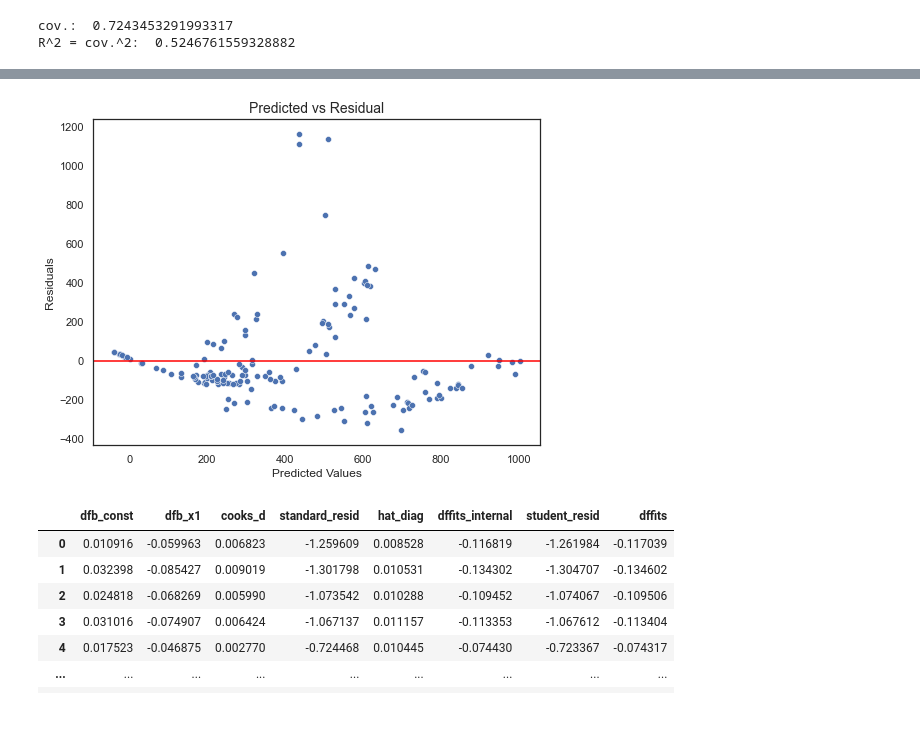
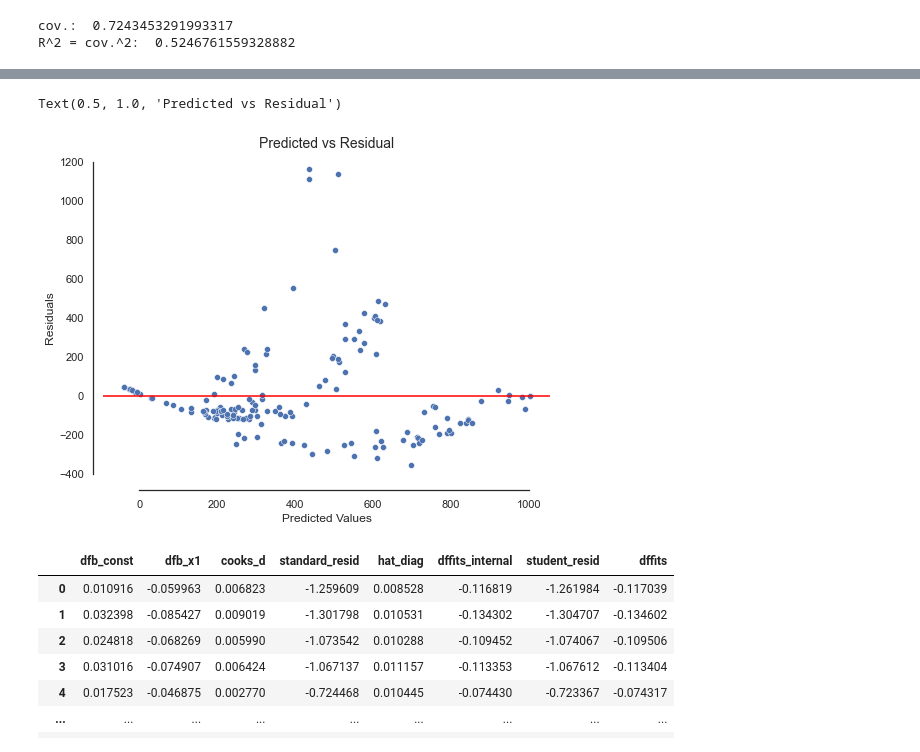
Before and after one commit to datakolektiv/DSS_IntroMLPython, a Jupyter notebook: _week02/Linear_Regression.ipynb, the cells around one changed output, grey strips where cells are left out. Saved outputs shown, nothing was run; the diff lists cells and outputs as text; code cells hidden in the pictures; blank space fills up the shorter version.

```diff
--- a/_week02/Linear_Regression.ipynb
+++ b/_week02/Linear_Regression.ipynb
@@ -312,13 +320,15 @@ plt.title('Q-Q Plot of Model Results', fontsize=14);
 # %%
 ### --- Heteroskedacity
 
 # - plotting the predicted values vs the residuals
 plt.figure(figsize=(8, 6))
 sns.scatterplot(data=model_frame, x='Predicted Values', y='Residuals')
+sns.despine(offset=10, trim=True)
 plt.axhline(y=0, color='red')
-plt.title('Predicted vs Residual', fontsize=14);
+plt.title('Predicted vs Residual', fontsize=14)
 # %% [output]
+Text(0.5, 1.0, 'Predicted vs Residual')
-[figure, old version]
+[figure, new version]
 # %%
 # - identifying the influental cases (using statsmodels)
 model_inf = sm_model.get_influence()
```
Also changed, not shown: parts of 9 cells of this notebook, 1 other file.
